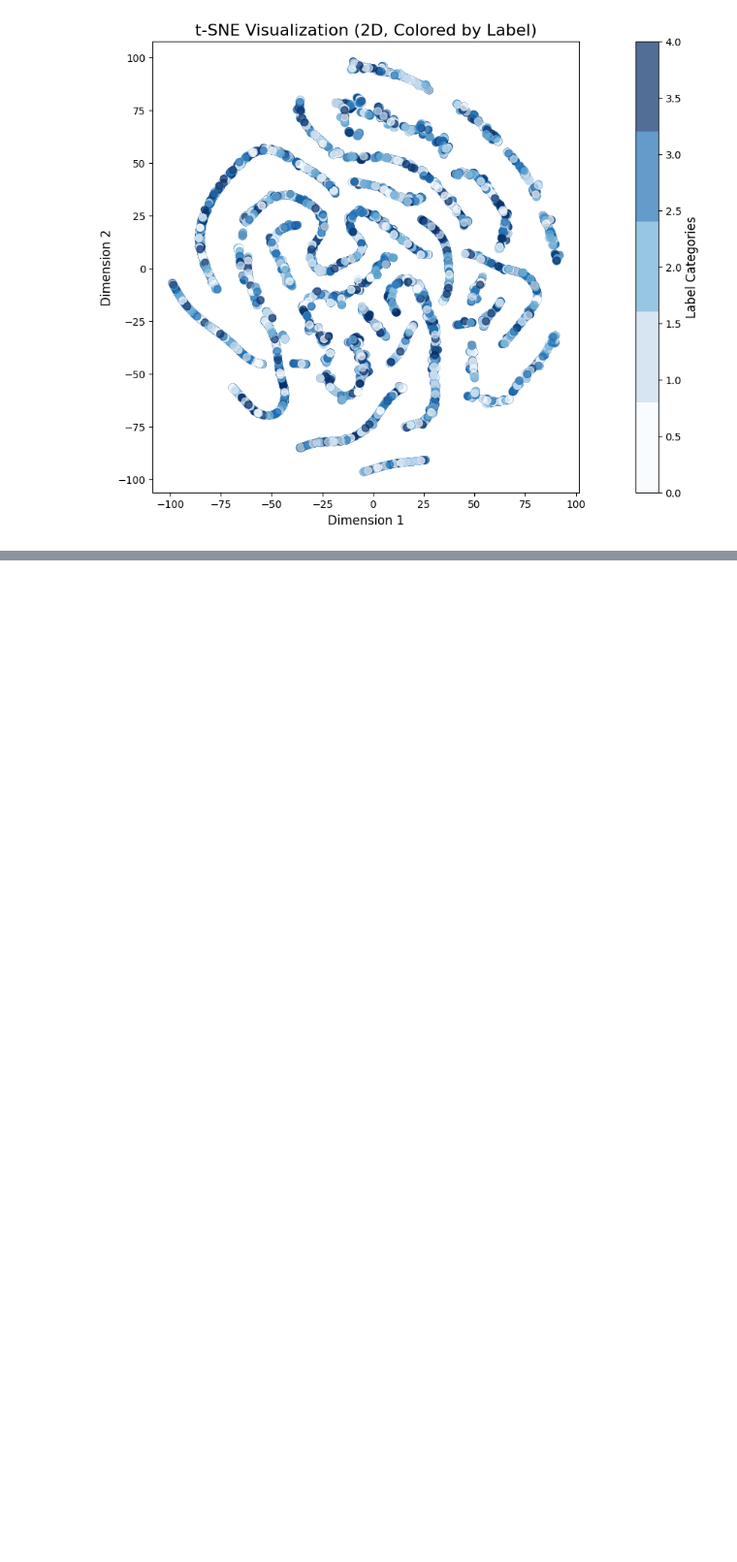
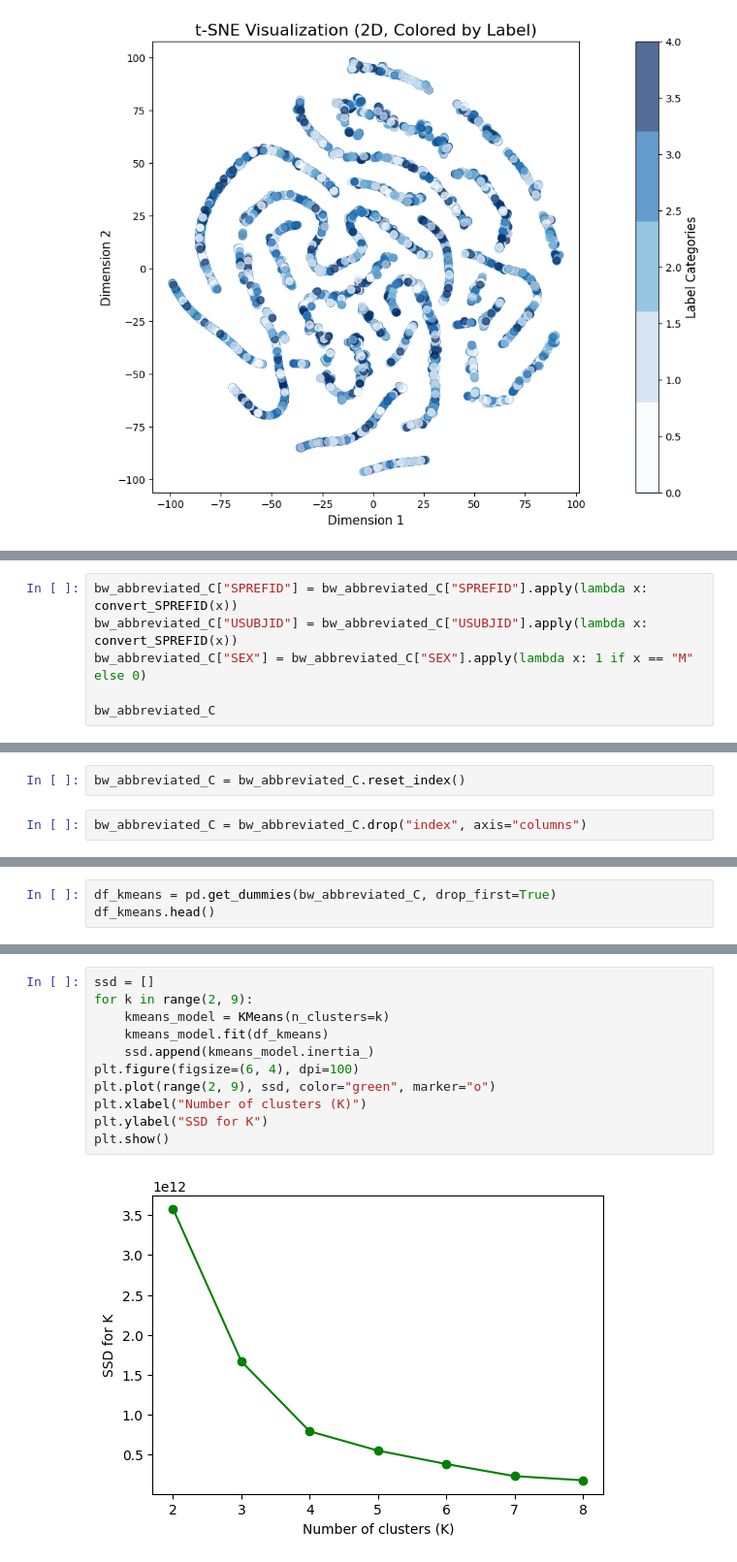
Before and after one commit to Alhag-Ali/Data_Challenges, a Jupyter notebook: project.ipynb, the cells around one changed output, grey strips where cells are left out. Shown at 97% size. Drawn from its saved outputs; the diff is of its cells as text; blank space fills up the shorter version.

Commit message:
KMeans clustering

```diff
--- a/project.ipynb
+++ b/project.ipynb
@@ -2729,0 +2791,6 @@ cl_abbreviated
+# %%
+bw_abbreviated_C["SPREFID"] = bw_abbreviated_C["SPREFID"].apply(lambda x: convert_SPREFID(x))
+bw_abbreviated_C["USUBJID"] = bw_abbreviated_C["USUBJID"].apply(lambda x: convert_SPREFID(x))
+bw_abbreviated_C["SEX"] = bw_abbreviated_C["SEX"].apply(lambda x: 1 if x == "M" else 0)
+
+bw_abbreviated_C
@@ -2729,0 +2826,4 @@ cl_abbreviated
+# %%
+bw_abbreviated_C = bw_abbreviated_C.reset_index()
+# %%
+bw_abbreviated_C = bw_abbreviated_C.drop("index", axis="columns")
@@ -2729,0 +2849,3 @@ cl_abbreviated
+# %%
+df_kmeans = pd.get_dummies(bw_abbreviated_C, drop_first=True)
+df_kmeans.head()
@@ -2729,0 +2859,13 @@ cl_abbreviated
+# %%
+ssd = []
+for k in range(2, 9):
+    kmeans_model = KMeans(n_clusters=k)
+    kmeans_model.fit(df_kmeans)
+    ssd.append(kmeans_model.inertia_)
+plt.figure(figsize=(6, 4), dpi=100)
+plt.plot(range(2, 9), ssd, color="green", marker="o")
+plt.xlabel("Number of clusters (K)")
+plt.ylabel("SSD for K")
+plt.show()
+# %% [output]
+[figure, added]
```
Also changed, not shown: parts of 48 cells of this notebook.
